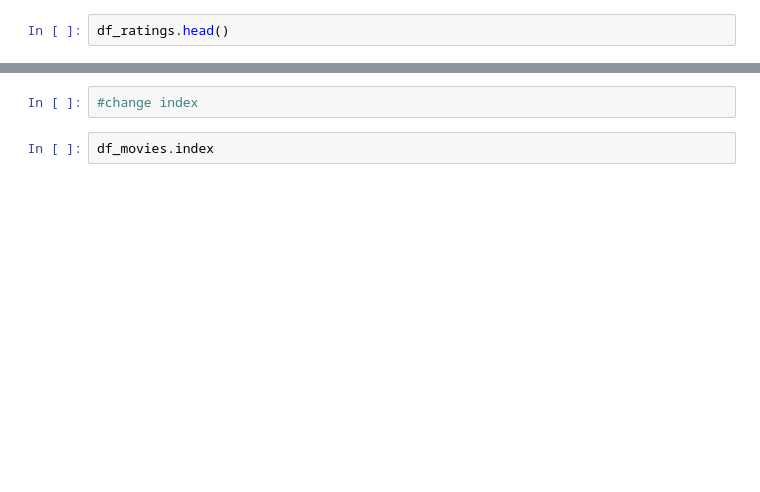
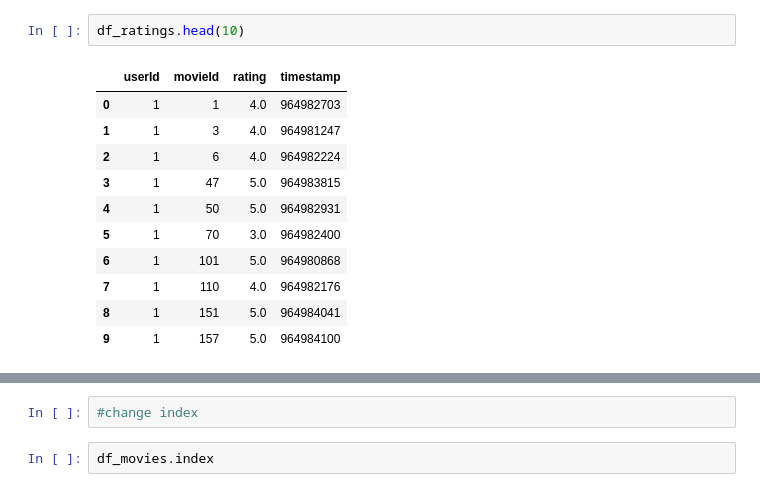
Before and after one commit to heenashree/DataAnalytics, a Jupyter notebook: pandas and numpy/MovieLens.ipynb, the cells around one changed output, grey strips where cells are left out. Drawn from its saved outputs; the diff is of its cells as text; blank space fills up the shorter version.

```diff
--- a/pandas and numpy/MovieLens.ipynb
+++ b/pandas and numpy/MovieLens.ipynb
@@ -9,3 +47,15 @@ df_ratings
 # %%
-df_ratings.head()
+df_ratings.head(10)
+# %% [output]
+|  | userId | movieId | rating | timestamp |
+| 0 | 1 | 1 | 4.0 | 964982703 |
+| 1 | 1 | 3 | 4.0 | 964981247 |
+| 2 | 1 | 6 | 4.0 | 964982224 |
+| 3 | 1 | 47 | 5.0 | 964983815 |
+| 4 | 1 | 50 | 5.0 | 964982931 |
+| 5 | 1 | 70 | 3.0 | 964982400 |
+| 6 | 1 | 101 | 5.0 | 964980868 |
+| 7 | 1 | 110 | 4.0 | 964982176 |
+| 8 | 1 | 151 | 5.0 | 964984041 |
+| 9 | 1 | 157 | 5.0 | 964984100 |
 # %%
```
Also changed, not shown: parts of 13 cells of this notebook, 3 other files.
